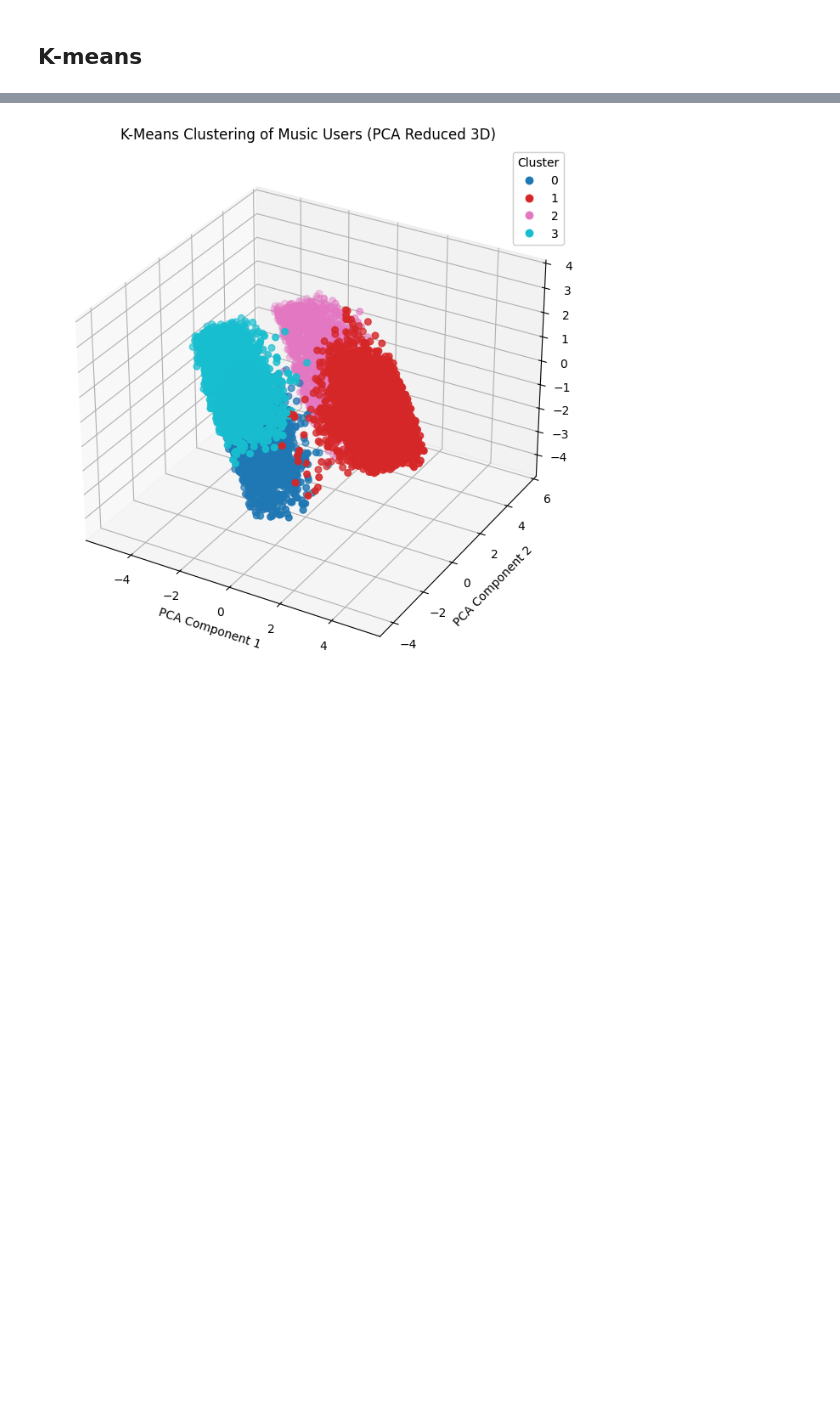
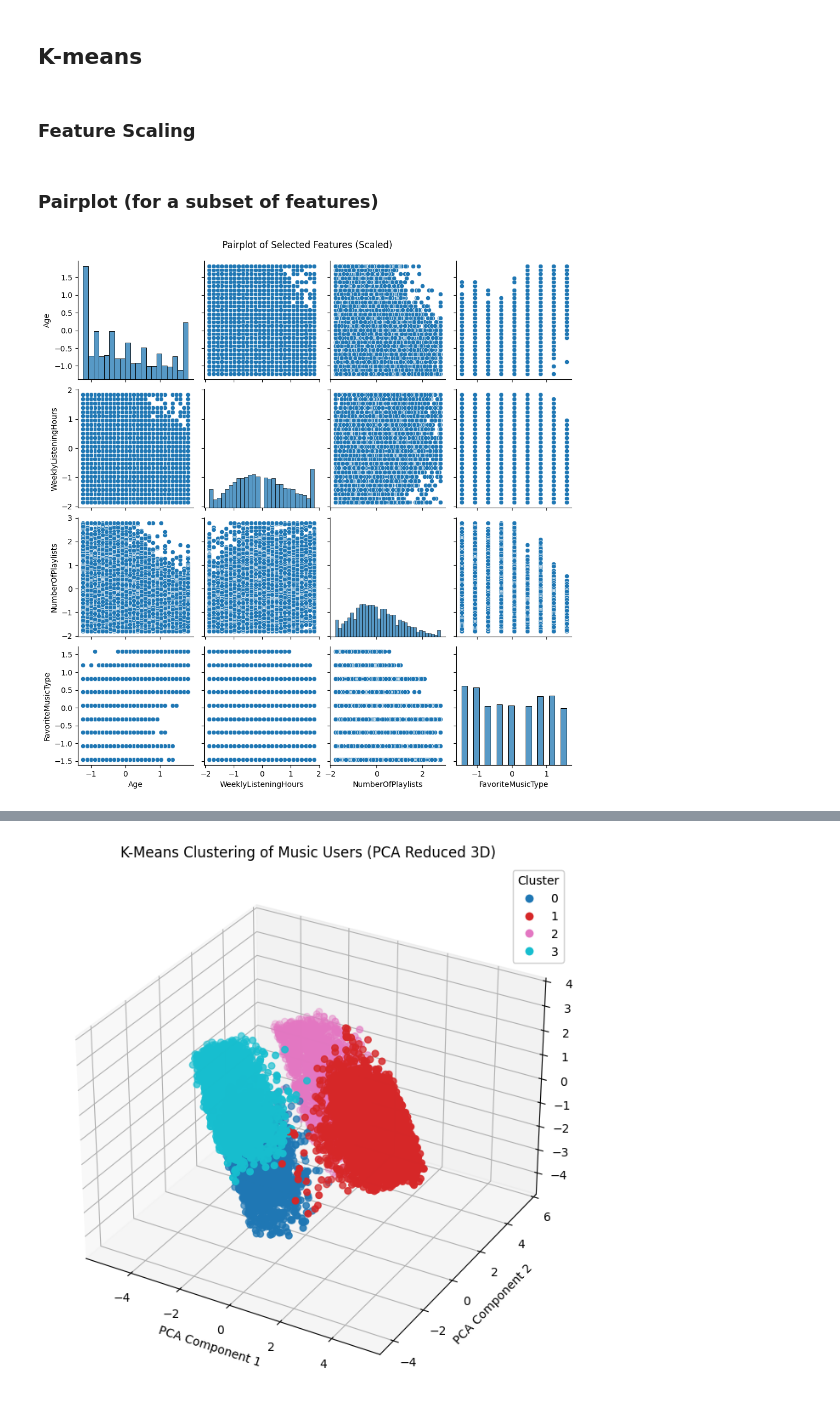
Before and after one commit to LauAHung/BACS2003-AI-Assignment, a Jupyter notebook: BACS2003 ASSIGNMET.ipynb, the cells around one changed output, grey strips where cells are left out. Drawn from its saved outputs; the diff is of its cells as text; code cells hidden in the pictures; blank space fills up the shorter version.

```diff
--- a/BACS2003 ASSIGNMET.ipynb
+++ b/BACS2003 ASSIGNMET.ipynb
@@ -405,2 +407,28 @@ plt.show()
 # %% [markdown]
 ## K-means
+# %% [markdown]
+### Feature Scaling
+# %%
+from sklearn.preprocessing import StandardScaler
+
+scaler = StandardScaler()
+df_scaled = scaler.fit_transform(df)
+# %% [markdown]
+### Pairplot (for a subset of features)
+# %%
+from sklearn.preprocessing import StandardScaler
+import pandas as pd
+import seaborn as sns
+import matplotlib.pyplot as plt
+
+df_scaled_df = pd.DataFrame(df_scaled, columns=df.columns)
+
+# Step 4: Select important features for pairplot
+subset = df_scaled_df[['Age', 'WeeklyListeningHours', 'NumberOfPlaylists', 'FavoriteMusicType']]
+
+# Step 5: Create pairplot
+sns.pairplot(subset)
+plt.suptitle("Pairplot of Selected Features (Scaled)", y=1.02)
+plt.show()
+# %% [output]
+[figure, added]
```
Also changed, not shown: parts of 27 cells of this notebook.
